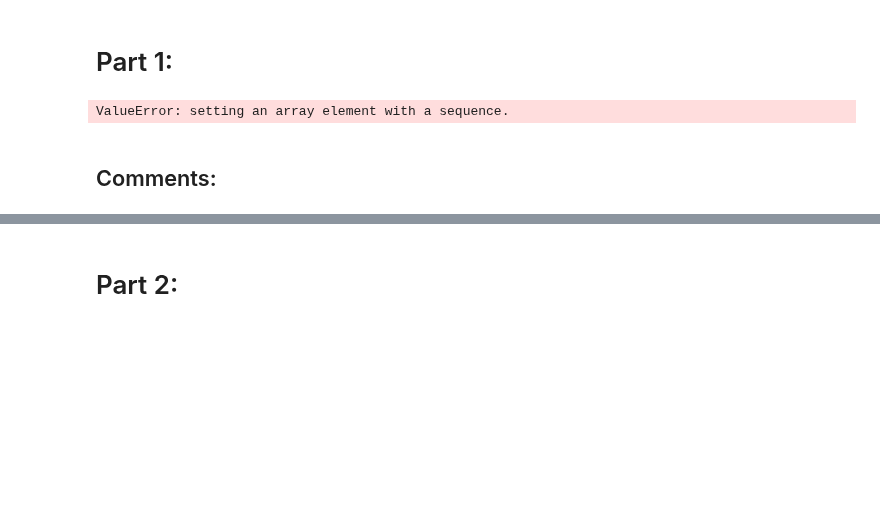
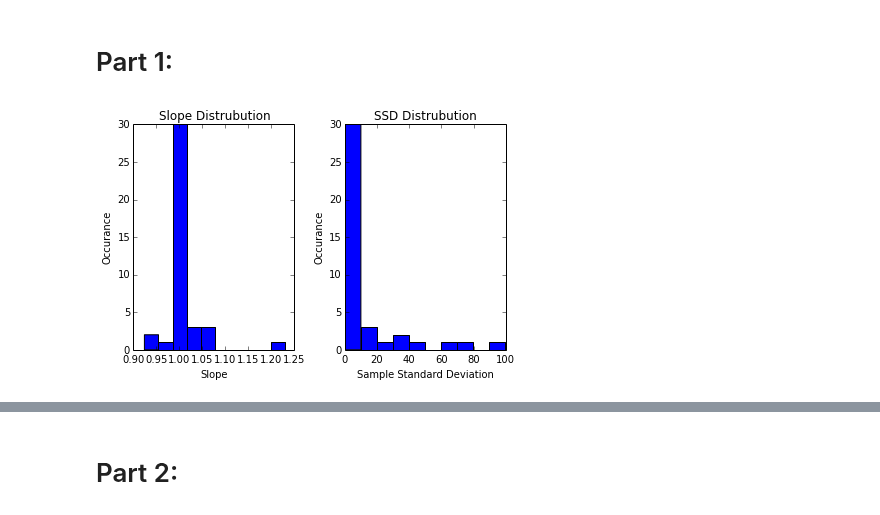
Before and after one commit to mkctripp/Phy411Assignments, a Jupyter notebook: Assignment2.ipynb, the cells around one changed output, grey strips where cells are left out. Cells and saved outputs as stored; diff of their text form; code cells hidden in the pictures; blank space fills up the shorter version.

```diff
--- a/Assignment2.ipynb
+++ b/Assignment2.ipynb
@@ -12,37 +13,56 @@ Part 1:
 # %%
 sample = 200000
 a1 = 1.0
 a2 = 10.0
 x1 = np.random.randn(sample)
+
+b1 = np.zeros(40)
+s1 = np.zeros(40)
 r1 = np.zeros(40)
+sd1 = np.zeros(40)
+
+b2 = np.zeros(40)
+s2 = np.zeros(40)
 r2 = np.zeros(40)
-n1 = np.zeros(40)
-n2 = np.zeros(40)
-sd1 = np.zeros(40)
+sd2 = np.zeros(40)
+
 space = np.logspace(-2, 2, 40, 10)
 for i in range(0,40):
-    n1[i] = np.random.randn(sample)*space[i]**0.5
-    n2[i] = np.random.randn(sample)*space[i]**0.5
+    n1 = np.random.randn(sample)*space[i]
+    n2 = np.random.randn(sample)*space[i]
 
     y1 = a1*x1 + n1
     y2 = a2*x1 + n2
 
+    b1[i] = np.sum((y1 - np.mean(y1))*x1)/np.sum((x1 - np.mean(x1))*x1)
+    b2[i] = np.sum((y2 - np.mean(y2))*x1)/np.sum((x1 - np.mean(x1))*x1)
+    aa1 = np.mean(y1) - np.mean(x1)*b1[i]
+    aa2 = np.mean(y2) - np.mean(x1)*b2[i]
+
+    yy1 = b1[i]*x1 + aa1
+    yy2 = b2[i]*x1 + aa2
+
+    s1[i] = (np.sum((y1 - yy1)**2)/(sample - 2))**0.5
+    s2[i] = (np.sum((y2 - yy2)**2)/(sample - 2))**0.5
+
     r1[i] = (np.sum(x1*y1)/np.std(x1,ddof=1)/np.std(y1,ddof=1)/(sample-1))
     r2[i] = (np.sum(x1*y2)/np.std(x1,ddof=1)/np.std(y2,ddof=1)/(sample-1))
 
-    sd1[i] = np.std(x1)*a1/n1[i]
-    sd2[i] = np.std(x1)*a2/n2[i]
+    sd1[i] = np.std(x1)*aa1/sample
+    sd2[i] = np.std(x1)*aa2/sample
 
-fig, ax = plt.subplots(1,2)
+fig, ax1 = plt.subplots(1,2)
 
-(n,xx,yy,im) = ax[0].hist2d(r1, sd1, bins=100, cmap=cm.Reds, cmin=0., normed=True)
-(n,xx,yy,im) = ax[1].hist2d(r2, sd2, bins=100, cmap=cm.Reds, cmin=0., normed=True)
-fig.subplots_adjust(right=0.8)
-axc = fig.add_axes([0.85,0.15,0.009,0.7])
-plt.colorbar(im, cax = axc)
-ax[0].set_xlabel('x [V]');ax[0].set_ylabel('y [V]');ax[0].set_title('Joint PDF of x and y = ax +n for multiple values of a')
+ax1[0].hist(b1)
+ax1[0].set_xlabel('Slope')
+ax1[0].set_ylabel('Occurance')
+ax1[0].set_title('Slope Distrubution')
+
+ax1[1].hist(s1)
+ax1[1].set_xlabel('Sample Standard Deviation')
+ax1[1].set_ylabel('Occurance')
+ax1[1].set_title('SSD Distrubution')
+
+plt.tight_layout()
 # %% [output]
-ValueError: setting an array element with a sequence.
+[figure, added]
-# %% [markdown]
-Comments:
----------
```
Also changed, not shown: parts of 9 cells of this notebook.
